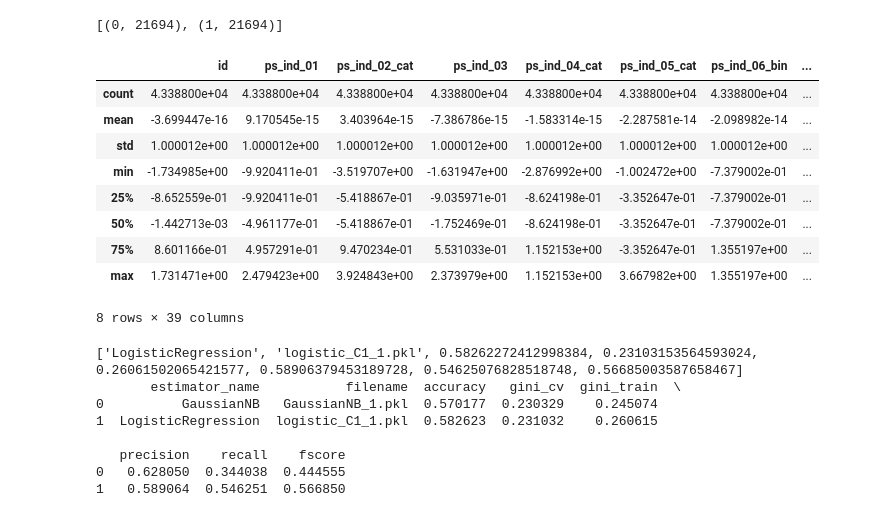
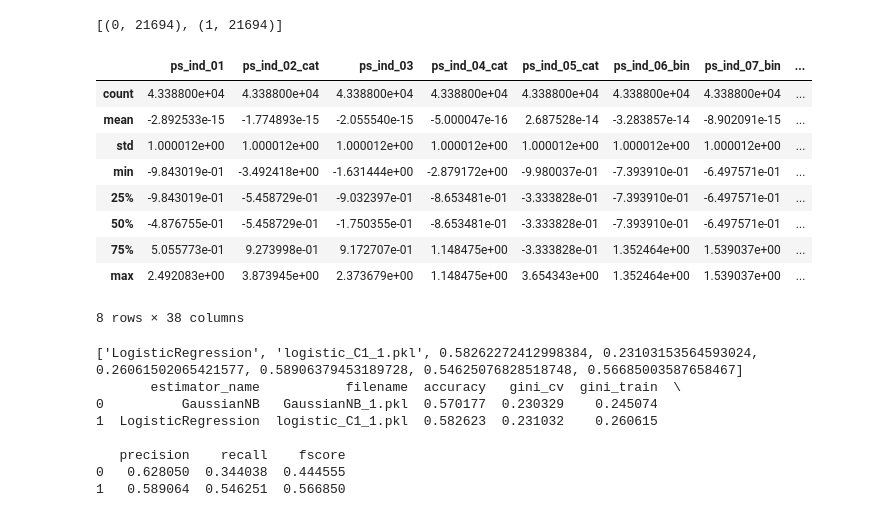
Before and after one commit to astha-chem/Kaggle-Porto-Seguro, a Jupyter notebook: Porto-Seguro.ipynb, the cells around one changed output. Saved outputs shown, nothing was run; the diff lists cells and outputs as text; code cells hidden in the pictures.

```diff
--- a/Porto-Seguro.ipynb
+++ b/Porto-Seguro.ipynb
@@ -152,7 +168,7 @@ t_mini_batch = time.time() - t0
 # %%
 data = pd.read_csv("train.csv")
 cols_trimmed = [x for x in data.columns if 'calc' not in x]
-data_1 = data[cols_trimmed]
+data_1 = data[cols_trimmed].drop("id", axis = 1)
 scaler = StandardScaler()
 X_np = scaler.fit_transform(data_1.drop("target", axis=1))
 print(X_np.shape)
@@ -258,32 +301,29 @@ With the current dataset, linearSVM and kneighbors are both too slow - could not
 1. Features - remove all features that have calc in the name - as we had seen earlier using our heatmaps, these features have 0 correlation with the target.
 2. balancing the data. We will choose all of the row that have target = 1 and choose that number of rows with target = 0. So we will go from an imbalance of 1:32 to 1:1. Our data will also be a lot smaller, so should be much easier to train.
 # %%
-from collections import Counter
-from imblearn import under_sampling, over_sampling
-from imblearn.under_sampling import RandomUnderSampler
 rus = RandomUnderSampler(ratio='majority', return_indices=False, random_state=None, replacement=False)
-X_resampled, y_resampled = rus.fit_sample(data_1.drop('target', axis = 1), data_1['target'])
+X_resampled, y_resampled = rus.fit_sample(data_1.drop(['target'], axis = 1), data['target'])
 print(sorted(Counter(y_resampled).items()))
 # %% [output]
 [(0, 21694), (1, 21694)]
 # %%
 scaler = StandardScaler()
 X_np = scaler.fit_transform(X_resampled)
-norm_X_resampled = pd.DataFrame(data=X_np, columns=data_1.drop("target", axis=1).columns)
+norm_X_resampled = pd.DataFrame(data=X_np, columns=data_1.drop(["target"], axis=1).columns)
 norm_Y_resampled = pd.DataFrame(data=y_resampled, columns = ['target'])
 norm_data_resampled = pd.concat([norm_X_resampled, norm_Y_resampled], axis=1)
 norm_data_resampled.describe()
 # %% [output]
-|  | id | ps_ind_01 | ps_ind_02_cat | ps_ind_03 | ps_ind_04_cat | ps_ind_05_cat | ps_ind_06_bin | ... |
+|  | ps_ind_01 | ps_ind_02_cat | ps_ind_03 | ps_ind_04_cat | ps_ind_05_cat | ps_ind_06_bin | ps_ind_07_bin | ... |
 | count | 4.338800e+04 | 4.338800e+04 | 4.338800e+04 | 4.338800e+04 | 4.338800e+04 | 4.338800e+04 | 4.338800e+04 | ... |
-| mean | -3.699447e-16 | 9.170545e-15 | 3.403964e-15 | -7.386786e-15 | -1.583314e-15 | -2.287581e-14 | -2.098982e-14 | ... |
+| mean | -2.892533e-15 | -1.774893e-15 | -2.055540e-15 | -5.000047e-16 | 2.687528e-14 | -3.283857e-14 | -8.902091e-15 | ... |
 | std | 1.000012e+00 | 1.000012e+00 | 1.000012e+00 | 1.000012e+00 | 1.000012e+00 | 1.000012e+00 | 1.000012e+00 | ... |
-| min | -1.734985e+00 | -9.920411e-01 | -3.519707e+00 | -1.631947e+00 | -2.876992e+00 | -1.002472e+00 | -7.379002e-01 | ... |
-| 25% | -8.652559e-01 | -9.920411e-01 | -5.418867e-01 | -9.035971e-01 | -8.624198e-01 | -3.352647e-01 | -7.379002e-01 | ... |
-| 50% | -1.442713e-03 | -4.961177e-01 | -5.418867e-01 | -1.752469e-01 | -8.624198e-01 | -3.352647e-01 | -7.379002e-01 | ... |
-| 75% | 8.601166e-01 | 4.957291e-01 | 9.470234e-01 | 5.531033e-01 | 1.152153e+00 | -3.352647e-01 | 1.355197e+00 | ... |
-| max | 1.731471e+00 | 2.479423e+00 | 3.924843e+00 | 2.373979e+00 | 1.152153e+00 | 3.667982e+00 | 1.355197e+00 | ... |
+| min | -9.843019e-01 | -3.492418e+00 | -1.631444e+00 | -2.879172e+00 | -9.980037e-01 | -7.393910e-01 | -6.497571e-01 | ... |
+| 25% | -9.843019e-01 | -5.458729e-01 | -9.032397e-01 | -8.653481e-01 | -3.333828e-01 | -7.393910e-01 | -6.497571e-01 | ... |
+| 50% | -4.876755e-01 | -5.458729e-01 | -1.750355e-01 | -8.653481e-01 | -3.333828e-01 | -7.393910e-01 | -6.497571e-01 | ... |
+| 75% | 5.055773e-01 | 9.273998e-01 | 9.172707e-01 | 1.148475e+00 | -3.333828e-01 | 1.352464e+00 | 1.539037e+00 | ... |
+| max | 2.492083e+00 | 3.873945e+00 | 2.373679e+00 | 1.148475e+00 | 3.654343e+00 | 1.352464e+00 | 1.539037e+00 | ... |
-8 rows × 39 columns
+8 rows × 38 columns
 # %%
 train,cv=train_test_split(norm_data_resampled,test_size = 0.3, random_state=0,stratify=norm_data_resampled['target'])
 X_train = train.drop("target", axis=1)
```
Also changed, not shown: parts of 41 cells of this notebook.
